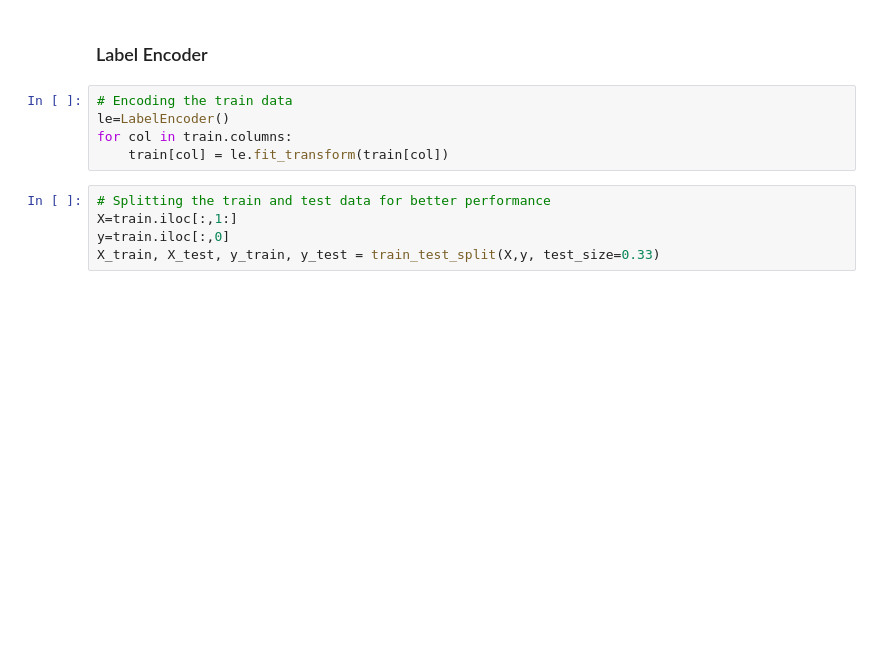
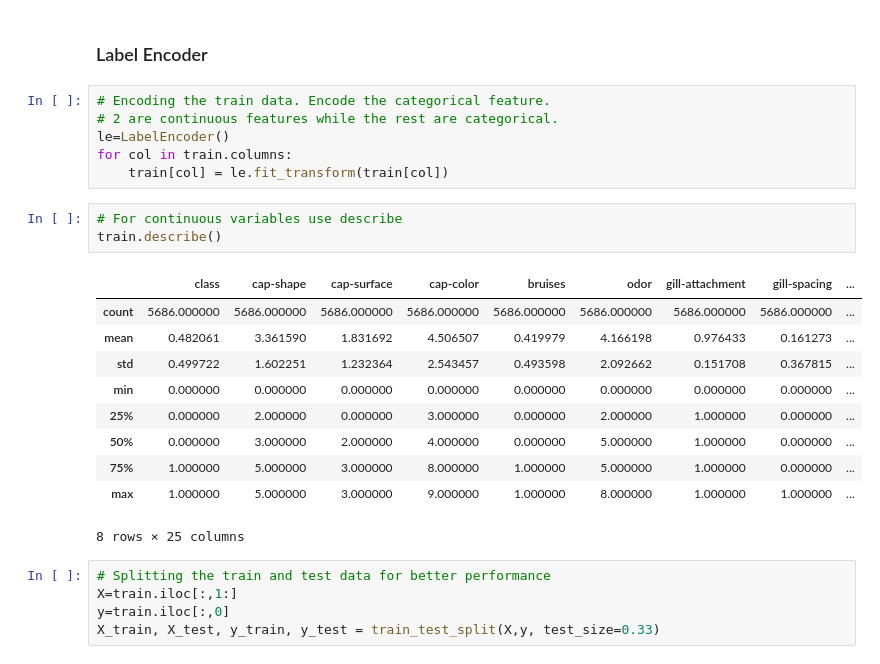
Before and after one commit to sushant2k1513/python_repo, a Jupyter notebook: mushroom_data/mushroom_classifier.ipynb, the cells around one changed output. Saved outputs shown, nothing was run; the diff lists cells and outputs as text; blank space fills up the shorter version.

```diff
--- a/mushroom_data/mushroom_classifier.ipynb
+++ b/mushroom_data/mushroom_classifier.ipynb
@@ -232,10 +226,25 @@ sns.heatmap(train.corr())
 # %% [markdown]
 ### Label Encoder
 # %%
-# Encoding the train data
+# Encoding the train data. Encode the categorical feature.
+# 2 are continuous features while the rest are categorical.
 le=LabelEncoder()
 for col in train.columns:
     train[col] = le.fit_transform(train[col])
+# %%
+# For continuous variables use describe
+train.describe()
+# %% [output]
+|  | class | cap-shape | cap-surface | cap-color | bruises | odor | gill-attachment | gill-spacing | ... |
+| count | 5686.000000 | 5686.000000 | 5686.000000 | 5686.000000 | 5686.000000 | 5686.000000 | 5686.000000 | 5686.000000 | ... |
+| mean | 0.482061 | 3.361590 | 1.831692 | 4.506507 | 0.419979 | 4.166198 | 0.976433 | 0.161273 | ... |
+| std | 0.499722 | 1.602251 | 1.232364 | 2.543457 | 0.493598 | 2.092662 | 0.151708 | 0.367815 | ... |
+| min | 0.000000 | 0.000000 | 0.000000 | 0.000000 | 0.000000 | 0.000000 | 0.000000 | 0.000000 | ... |
+| 25% | 0.000000 | 2.000000 | 0.000000 | 3.000000 | 0.000000 | 2.000000 | 1.000000 | 0.000000 | ... |
+| 50% | 0.000000 | 3.000000 | 2.000000 | 4.000000 | 0.000000 | 5.000000 | 1.000000 | 0.000000 | ... |
+| 75% | 1.000000 | 5.000000 | 3.000000 | 8.000000 | 1.000000 | 5.000000 | 1.000000 | 0.000000 | ... |
+| max | 1.000000 | 5.000000 | 3.000000 | 9.000000 | 1.000000 | 8.000000 | 1.000000 | 1.000000 | ... |
+8 rows × 25 columns
 # %%
 # Splitting the train and test data for better performance
 X=train.iloc[:,1:]
```
Also changed, not shown: parts of 21 cells of this notebook.
